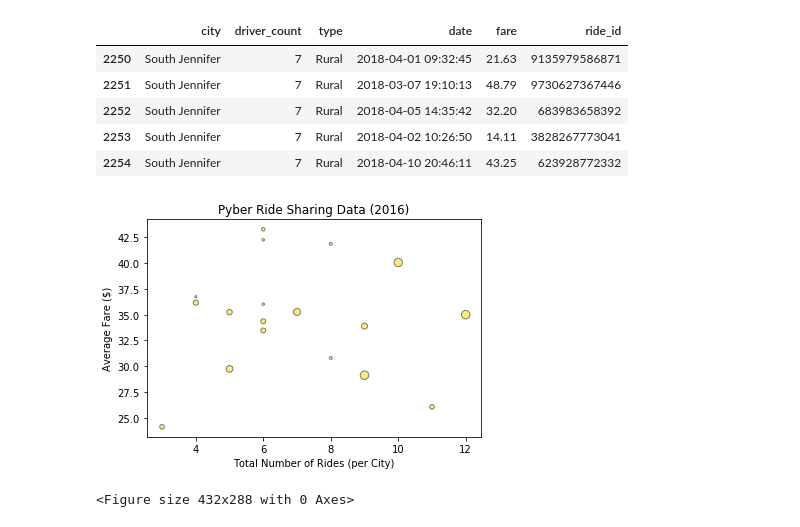
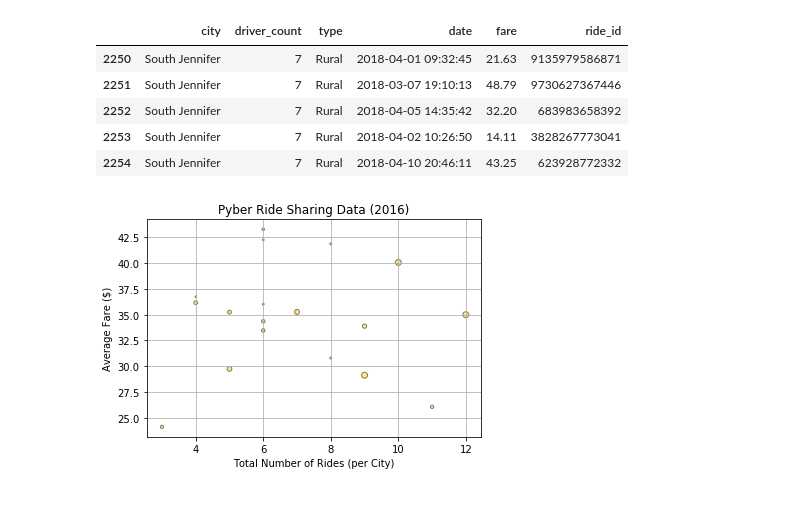
Before and after one commit to elu267/WashU_Bootcamp, a Jupyter notebook: 20181027/PyberPlots.ipynb, the cells around one changed output. Saved outputs shown, nothing was run; the diff lists cells and outputs as text; code cells hidden in the pictures.

```diff
--- a/20181027/PyberPlots.ipynb
+++ b/20181027/PyberPlots.ipynb
@@ -70,7 +90,7 @@ plt.show(burb_plt)
 rural = combo.loc[(combo['type'] == 'Rural')]
 r_totRides = rural.groupby(['city']) ['ride_id'].count()
 r_avgFare = rural.groupby(['city']) ['fare'].mean()
-r_drivers = rural.groupby(['city']) ['driver_count'].sum()
+r_drivers = rural.groupby(['city']) ['driver_count'].sum() / 2
 
 rural.head()
 # %% [output]
@@ -83,13 +103,9 @@ rural.head()
 # %%
 rural_plt = plt.scatter(r_totRides, r_avgFare, s=r_drivers, alpha=.5, color='gold',edgecolors='black')
 plt.xlabel("Total Number of Rides (per City)")
 plt.ylabel("Average Fare ($)")
 plt.title("Pyber Ride Sharing Data (2016)")
+plt.grid()
 plt.show(rural_plt)
 # %% [output]
-[figure, old version]
+[figure, new version]
-# %%
-# combine plots
-fig = plt.figure()
-# %% [output]
-<Figure size 432x288 with 0 Axes>
```
Also changed, not shown: parts of 18 cells of this notebook.
